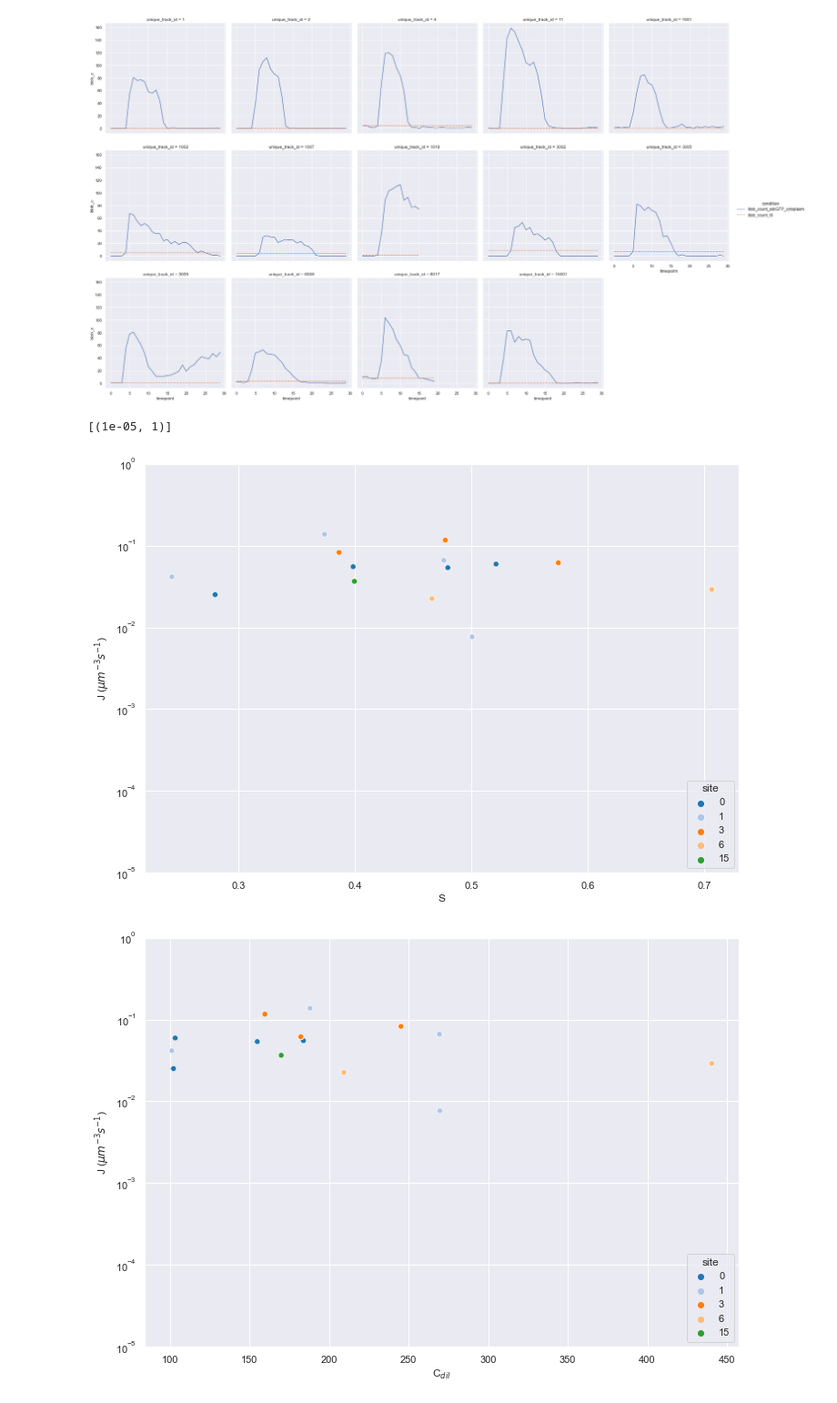
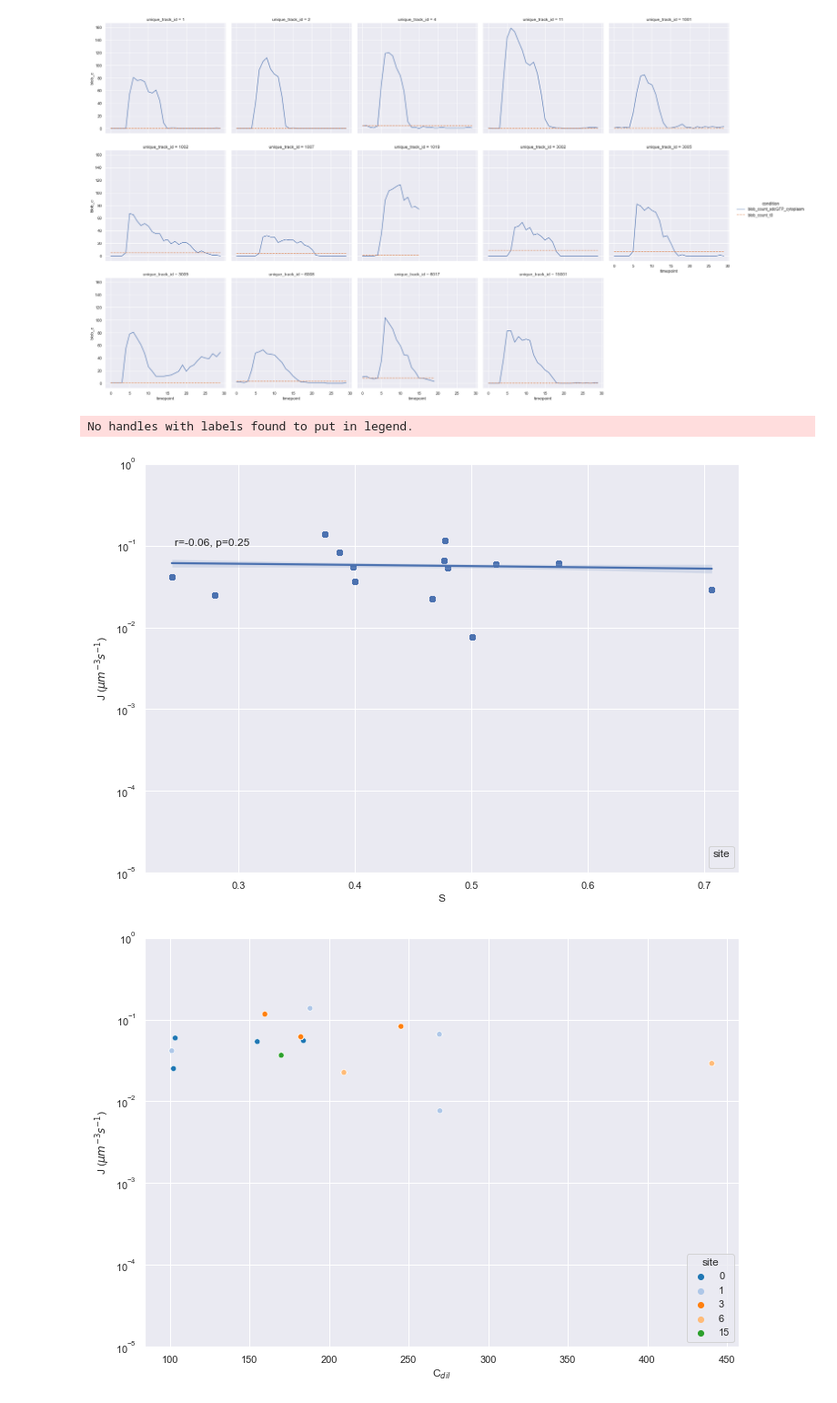
Before and after one commit to adrtsc/bio325_2021_analysis, a Jupyter notebook: notebooks/plotting_Sec16.ipynb, the cells around one changed output. Shown at 91% size. Drawn from its saved outputs; the diff is of its cells as text; code cells hidden in the pictures.

```diff
--- a/notebooks/plotting_Sec16.ipynb
+++ b/notebooks/plotting_Sec16.ipynb
@@ -242,14 +242,15 @@ plt.show()
 # %% [output]
 [figure]
 # %%
-ax = sns.scatterplot(data=fv, x='S', y='nucleation_rate', hue='site', palette='tab20')
+ax = sns.regplot(data=fv, x='S', y='nucleation_rate')
 ax.set(xlabel='S', ylabel='J ($\mu m^{-3}s^{-1}$)')
 plt.legend(loc='lower right', title='site')
 ax.set(yscale="log")
 ax.set(ylim=(10**-5, 10**0))
+annotate(ax=ax, data=fv, x='S', y='nucleation_rate')
 # %% [output]
-[(1e-05, 1)]
+No handles with labels found to put in legend.
-[figure, old version]
+[figure, new version]
 # %%
 ax = sns.scatterplot(data=fv, x='C_dil', y='nucleation_rate', hue='site', palette='tab20')
 ax.set(xlabel='C$_{dil}$', ylabel='J ($\mu m^{-3}s^{-1}$)')
```
Also changed, not shown: parts of 4 cells of this notebook, 1 other file.
